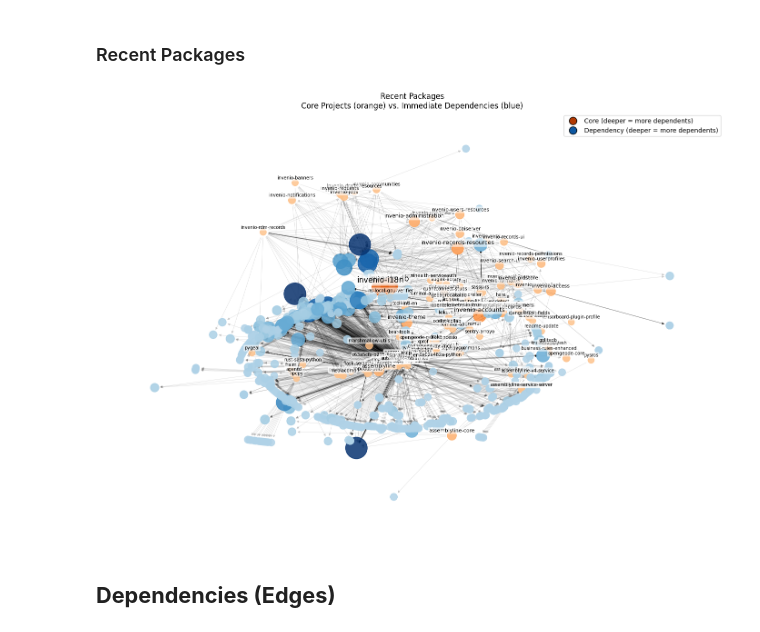
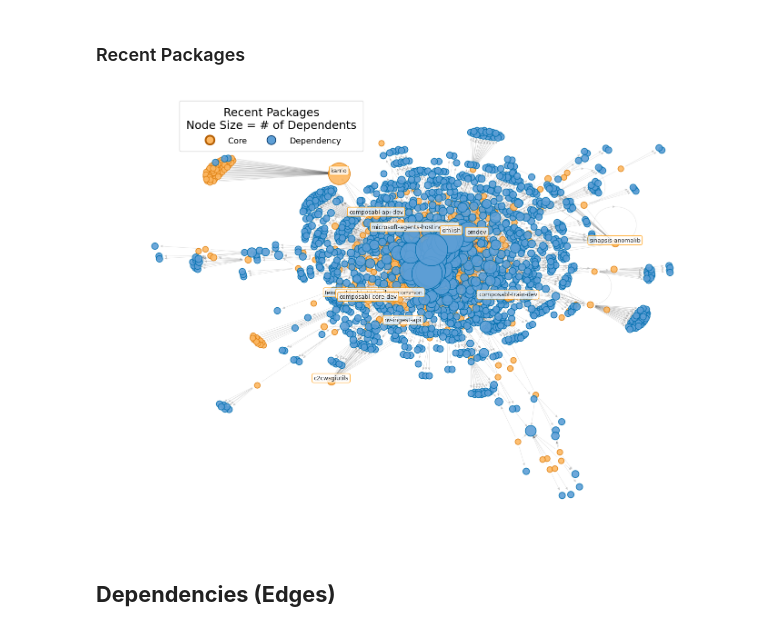
Before and after one commit to ericzander/pypi-anomaly-detection, a Jupyter notebook: notebooks/01_data_exploration.ipynb, the cells around one changed output. Drawn from its saved outputs; the diff is of its cells as text; code cells hidden in the pictures.

```diff
--- a/notebooks/01_data_exploration.ipynb
+++ b/notebooks/01_data_exploration.ipynb
@@ -61,4 +60,4 @@ Sample edge metadata:
 # %%
-RECENT_GRAPH_NAME = "graph_recent_n200_20250717"
+RECENT_GRAPH_NAME = "graph_recent_n500_20250729"
 G_recent, df_edges_recent = load_and_verify_graph(RECENT_GRAPH_NAME, GRAPH_DATA_DIR)
 # %% [output]
@@ -225,9 +196,9 @@ plot_core_dependency_graph(G_top, "Top Packages\nCore Projects (orange) vs. Imme
 # %% [markdown]
 ### Recent Packages
 # %%
-plot_core_dependency_graph(G_recent, "Recent Packages\nCore Projects (orange) vs. Immediate Dependencies (blue)")
+plot_core_dependency_graph(G_recent, "Recent Packages\nNode Size = # of Dependents", bbox_to_anchor=(0.12, 0.99))
 # %% [output]
-[figure, old version]
+[figure, new version]
 # %% [markdown]
 ## **Dependencies (Edges)**
 # %% [markdown]
```
Also changed, not shown: parts of 20 cells of this notebook, 2 other files.
